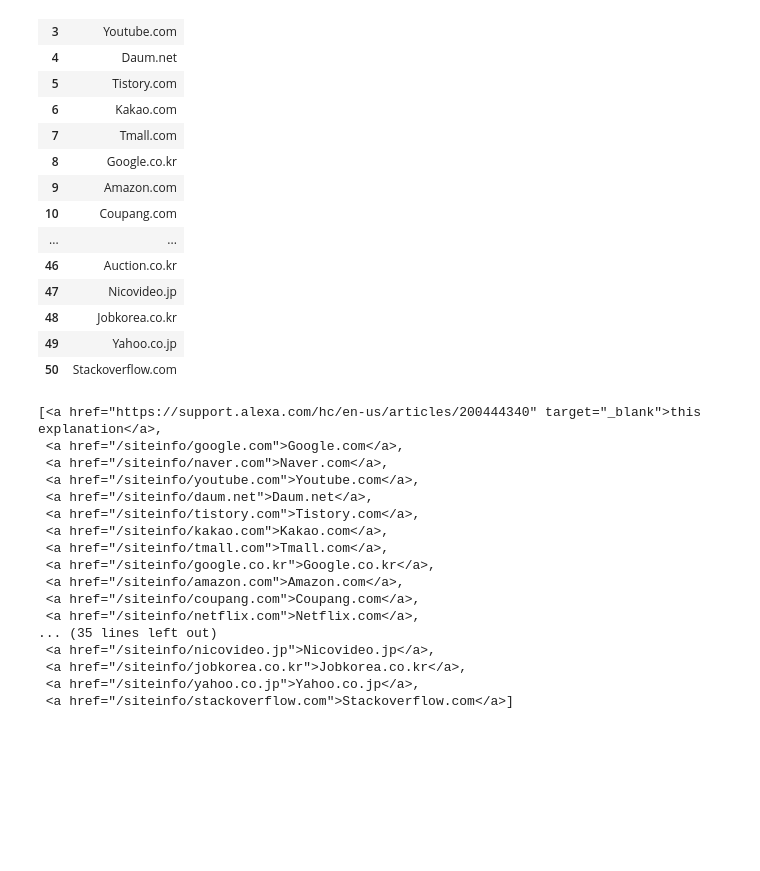
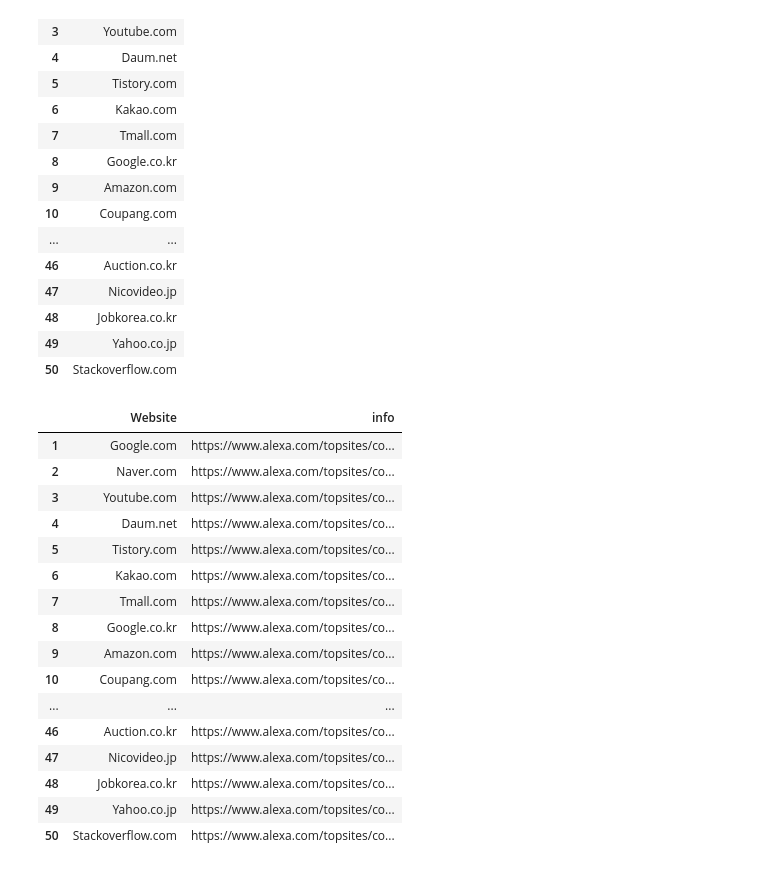
Before and after one commit to happyquokkka/TIL_Web, a Jupyter notebook: Front_end/Crawling/01_1 사이트 순위 크롤링.ipynb, the cells around one changed output. Saved outputs shown, nothing was run; the diff lists cells and outputs as text; code cells hidden in the pictures; blank space fills up the shorter version.

```diff
--- a/Front_end/Crawling/01_1 사이트 순위 크롤링.ipynb
+++ b/Front_end/Crawling/01_1 사이트 순위 크롤링.ipynb
@@ -127,24 +127,26 @@ df
 # %%
 ## 연습문제 : 위 df의 각 사이트의 정보를 제공하는 url까지 추출해서 컬럼으로 추가하시오
 
-site_info = soup_website_ranking.select('div p a[href]')
-# # site_info.pop(0)
-site_info
+urls=[]
+for info in website_ranking :
+    urls.append("https://www.alexa.com/topsites/countries/KR" + info["href"])
+df['info']=urls
+df
 # %% [output]
-[<a href="https://support.alexa.com/hc/en-us/articles/200444340" target="_blank">this explanation</a>,
- <a href="/siteinfo/google.com">Google.com</a>,
- <a href="/siteinfo/naver.com">Naver.com</a>,
- <a href="/siteinfo/youtube.com">Youtube.com</a>,
- <a href="/siteinfo/daum.net">Daum.net</a>,
- <a href="/siteinfo/tistory.com">Tistory.com</a>,
- <a href="/siteinfo/kakao.com">Kakao.com</a>,
- <a href="/siteinfo/tmall.com">Tmall.com</a>,
- <a href="/siteinfo/google.co.kr">Google.co.kr</a>,
- <a href="/siteinfo/amazon.com">Amazon.com</a>,
- <a href="/siteinfo/coupang.com">Coupang.com</a>,
- <a href="/siteinfo/netflix.com">Netflix.com</a>,
-... (35 lines left out)
- <a href="/siteinfo/nicovideo.jp">Nicovideo.jp</a>,
- <a href="/siteinfo/jobkorea.co.kr">Jobkorea.co.kr</a>,
- <a href="/siteinfo/yahoo.co.jp">Yahoo.co.jp</a>,
- <a href="/siteinfo/stackoverflow.com">Stackoverflow.com</a>]
+|  | Website | info |
+| 1 | Google.com | https://www.alexa.com/topsites/co... |
+| 2 | Naver.com | https://www.alexa.com/topsites/co... |
+| 3 | Youtube.com | https://www.alexa.com/topsites/co... |
+| 4 | Daum.net | https://www.alexa.com/topsites/co... |
+| 5 | Tistory.com | https://www.alexa.com/topsites/co... |
+| 6 | Kakao.com | https://www.alexa.com/topsites/co... |
+| 7 | Tmall.com | https://www.alexa.com/topsites/co... |
+| 8 | Google.co.kr | https://www.alexa.com/topsites/co... |
+| 9 | Amazon.com | https://www.alexa.com/topsites/co... |
+| 10 | Coupang.com | https://www.alexa.com/topsites/co... |
+| ... | ... | ... |
+| 46 | Auction.co.kr | https://www.alexa.com/topsites/co... |
+| 47 | Nicovideo.jp | https://www.alexa.com/topsites/co... |
+| 48 | Jobkorea.co.kr | https://www.alexa.com/topsites/co... |
+| 49 | Yahoo.co.jp | https://www.alexa.com/topsites/co... |
+| 50 | Stackoverflow.com | https://www.alexa.com/topsites/co... |
```
Also changed, not shown: 4 other files.
